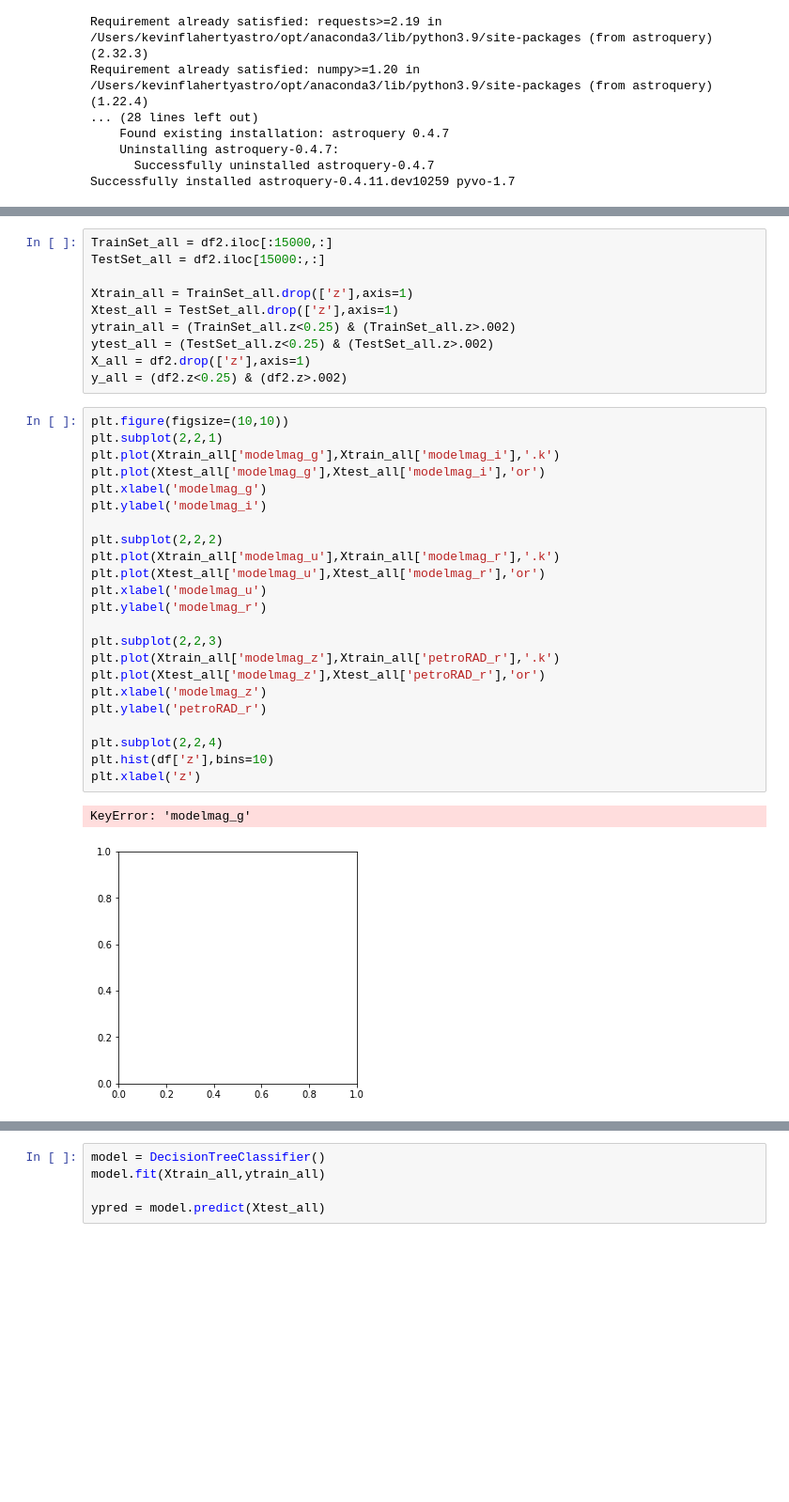
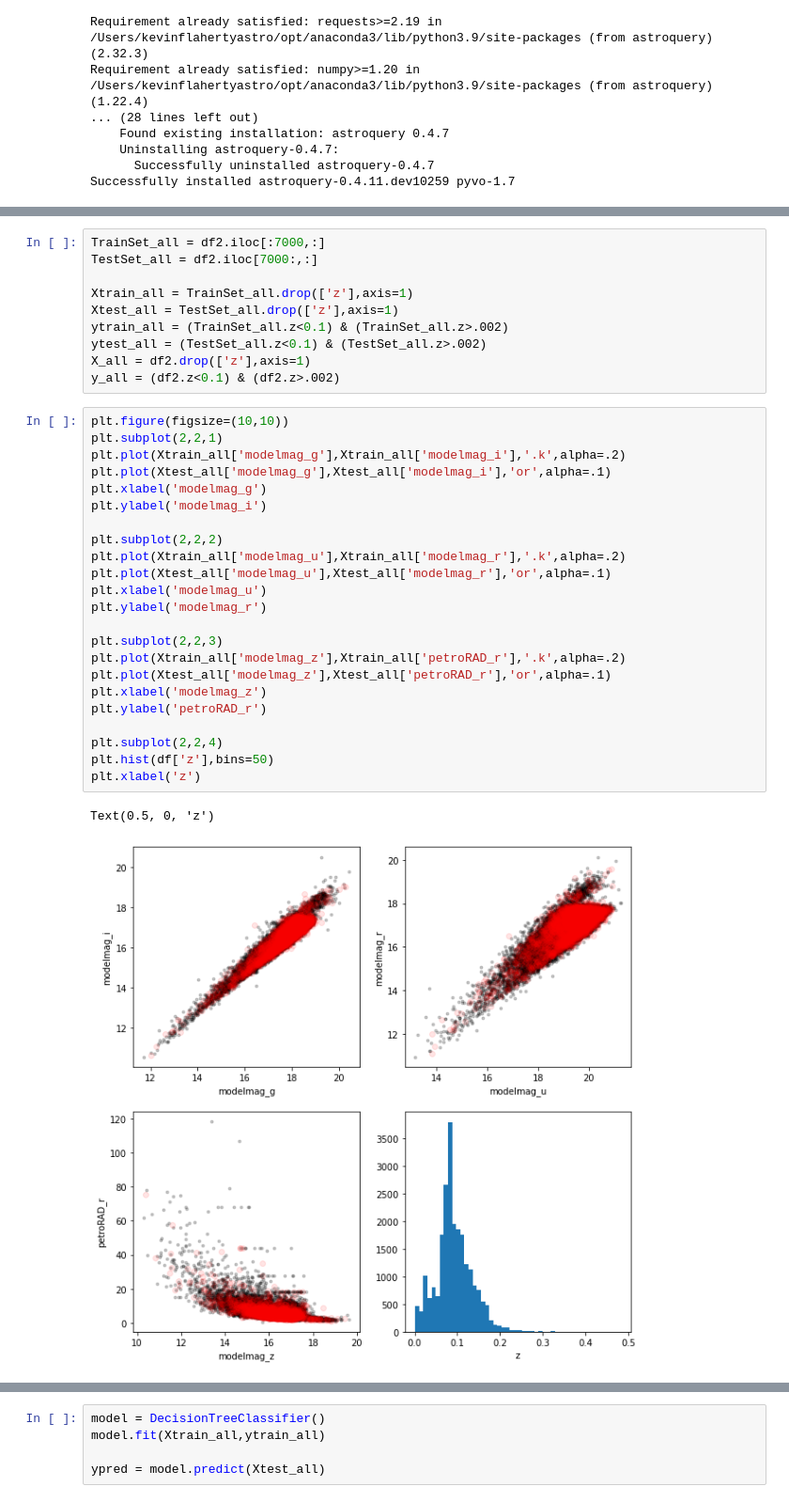
Before and after one commit to kevin-flaherty/Astro211, a Jupyter notebook: Lab8_MachineLearning/MachineLearning.ipynb, the cells around one changed output, grey strips where cells are left out. Shown at 94% size. Cells and saved outputs as stored; diff of their text form; blank space fills up the shorter version.

```diff
--- a/Lab8_MachineLearning/MachineLearning.ipynb
+++ b/Lab8_MachineLearning/MachineLearning.ipynb
@@ -565,39 +603,39 @@ y_all = (df.z<0.25) & (df.z>.002)
 # %%
-TrainSet_all = df2.iloc[:15000,:]
-TestSet_all = df2.iloc[15000:,:]
+TrainSet_all = df2.iloc[:7000,:]
+TestSet_all = df2.iloc[7000:,:]
 
 Xtrain_all = TrainSet_all.drop(['z'],axis=1)
 Xtest_all = TestSet_all.drop(['z'],axis=1)
-ytrain_all = (TrainSet_all.z<0.25) & (TrainSet_all.z>.002)
-ytest_all = (TestSet_all.z<0.25) & (TestSet_all.z>.002)
+ytrain_all = (TrainSet_all.z<0.1) & (TrainSet_all.z>.002)
+ytest_all = (TestSet_all.z<0.1) & (TestSet_all.z>.002)
 X_all = df2.drop(['z'],axis=1)
-y_all = (df2.z<0.25) & (df2.z>.002)
+y_all = (df2.z<0.1) & (df2.z>.002)
 # %%
 plt.figure(figsize=(10,10))
 plt.subplot(2,2,1)
-plt.plot(Xtrain_all['modelmag_g'],Xtrain_all['modelmag_i'],'.k')
-plt.plot(Xtest_all['modelmag_g'],Xtest_all['modelmag_i'],'or')
+plt.plot(Xtrain_all['modelmag_g'],Xtrain_all['modelmag_i'],'.k',alpha=.2)
+plt.plot(Xtest_all['modelmag_g'],Xtest_all['modelmag_i'],'or',alpha=.1)
 plt.xlabel('modelmag_g')
 plt.ylabel('modelmag_i')
 
 plt.subplot(2,2,2)
-plt.plot(Xtrain_all['modelmag_u'],Xtrain_all['modelmag_r'],'.k')
-plt.plot(Xtest_all['modelmag_u'],Xtest_all['modelmag_r'],'or')
+plt.plot(Xtrain_all['modelmag_u'],Xtrain_all['modelmag_r'],'.k',alpha=.2)
+plt.plot(Xtest_all['modelmag_u'],Xtest_all['modelmag_r'],'or',alpha=.1)
 plt.xlabel('modelmag_u')
 plt.ylabel('modelmag_r')
 
 plt.subplot(2,2,3)
-plt.plot(Xtrain_all['modelmag_z'],Xtrain_all['petroRAD_r'],'.k')
-plt.plot(Xtest_all['modelmag_z'],Xtest_all['petroRAD_r'],'or')
+plt.plot(Xtrain_all['modelmag_z'],Xtrain_all['petroRAD_r'],'.k',alpha=.2)
+plt.plot(Xtest_all['modelmag_z'],Xtest_all['petroRAD_r'],'or',alpha=.1)
 plt.xlabel('modelmag_z')
 plt.ylabel('petroRAD_r')
 
 plt.subplot(2,2,4)
-plt.hist(df['z'],bins=10)
+plt.hist(df['z'],bins=50)
 plt.xlabel('z')
 # %% [output]
-KeyError: 'modelmag_g'
+Text(0.5, 0, 'z')
-[figure, old version]
+[figure, new version]
 # %%
 plt.figure(figsize=(10,10))
 plt.subplot(2,2,1)
```
Also changed, not shown: parts of 30 cells of this notebook, 27 other files.
